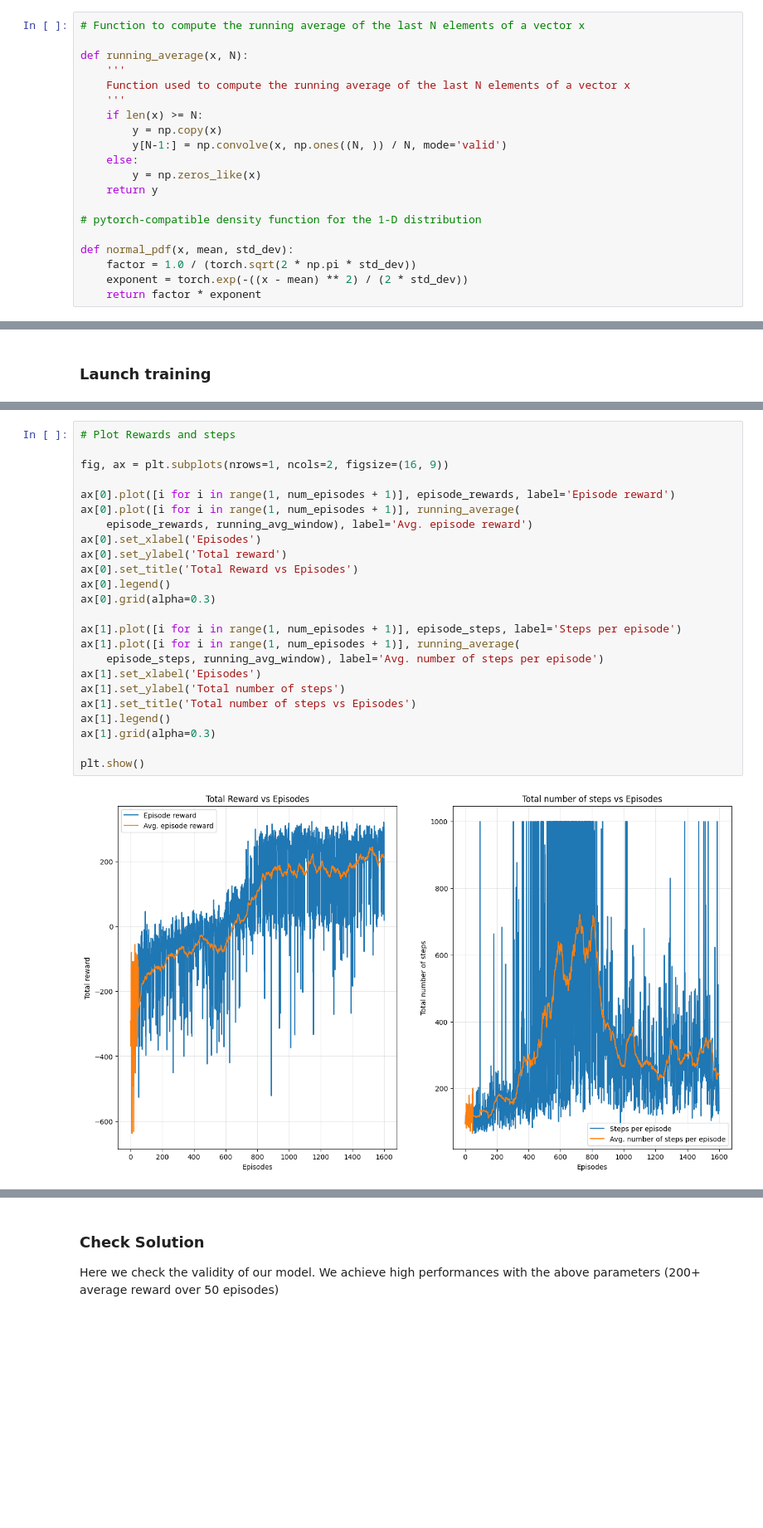
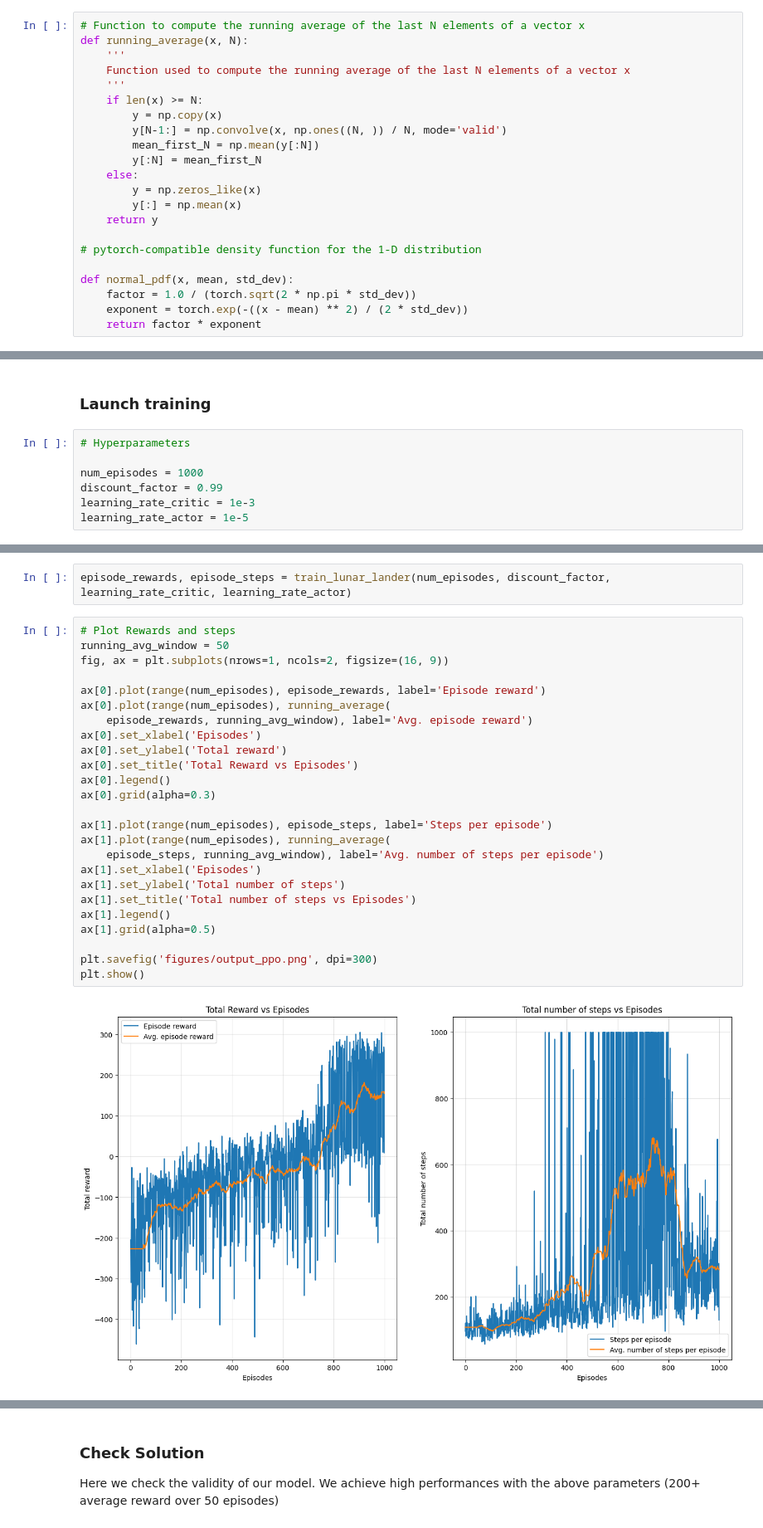
Before and after one commit to ClementLptr/LunarLander-RL-Project, a Jupyter notebook: PPO solution Cyrielle.ipynb, the cells around one changed output, grey strips where cells are left out. Shown at 83% size. Cells and saved outputs as stored; diff of their text form; blank space fills up the shorter version.

```diff
--- a/PPO solution Cyrielle.ipynb
+++ b/PPO solution Cyrielle.ipynb
@@ -20,7 +22,6 @@ from tqdm import trange
 ### Useful functions
 # %%
 # Function to compute the running average of the last N elements of a vector x
-
 def running_average(x, N):
     '''
     Function used to compute the running average of the last N elements of a vector x
@@ -28,8 +29,11 @@ def running_average(x, N):
     if len(x) >= N:
         y = np.copy(x)
         y[N-1:] = np.convolve(x, np.ones((N, )) / N, mode='valid')
+        mean_first_N = np.mean(y[:N])
+        y[:N] = mean_first_N
     else:
         y = np.zeros_like(x)
+        y[:] = np.mean(x)
     return y
 
 # pytorch-compatible density function for the 1-D distribution
@@ -125,3 +112,10 @@ buffer_size = 10000
 # %% [markdown]
 ### Launch training
+# %%
+# Hyperparameters
+
+num_episodes = 1000
+discount_factor = 0.99
+learning_rate_critic = 1e-3
+learning_rate_actor = 1e-5
 # %%
@@ -245,26 +269,29 @@ env.close()
+# %%
+episode_rewards, episode_steps = train_lunar_lander(num_episodes, discount_factor, learning_rate_critic, learning_rate_actor)
 # %%
 # Plot Rewards and steps
-
+running_avg_window = 50
 fig, ax = plt.subplots(nrows=1, ncols=2, figsize=(16, 9))
 
-ax[0].plot([i for i in range(1, num_episodes + 1)], episode_rewards, label='Episode reward')
-ax[0].plot([i for i in range(1, num_episodes + 1)], running_average(
+ax[0].plot(range(num_episodes), episode_rewards, label='Episode reward')
+ax[0].plot(range(num_episodes), running_average(
     episode_rewards, running_avg_window), label='Avg. episode reward')
 ax[0].set_xlabel('Episodes')
 ax[0].set_ylabel('Total reward')
 ax[0].set_title('Total Reward vs Episodes')
 ax[0].legend()
 ax[0].grid(alpha=0.3)
 
-ax[1].plot([i for i in range(1, num_episodes + 1)], episode_steps, label='Steps per episode')
-ax[1].plot([i for i in range(1, num_episodes + 1)], running_average(
+ax[1].plot(range(num_episodes), episode_steps, label='Steps per episode')
+ax[1].plot(range(num_episodes), running_average(
     episode_steps, running_avg_window), label='Avg. number of steps per episode')
 ax[1].set_xlabel('Episodes')
 ax[1].set_ylabel('Total number of steps')
 ax[1].set_title('Total number of steps vs Episodes')
 ax[1].legend()
-ax[1].grid(alpha=0.3)
+ax[1].grid(alpha=0.5)
 
+plt.savefig('figures/output_ppo.png', dpi=300)
 plt.show()
 # %% [output]
-[figure, old version]
+[figure, new version]
```
Also changed, not shown: parts of 9 cells of this notebook, 1 other file.
